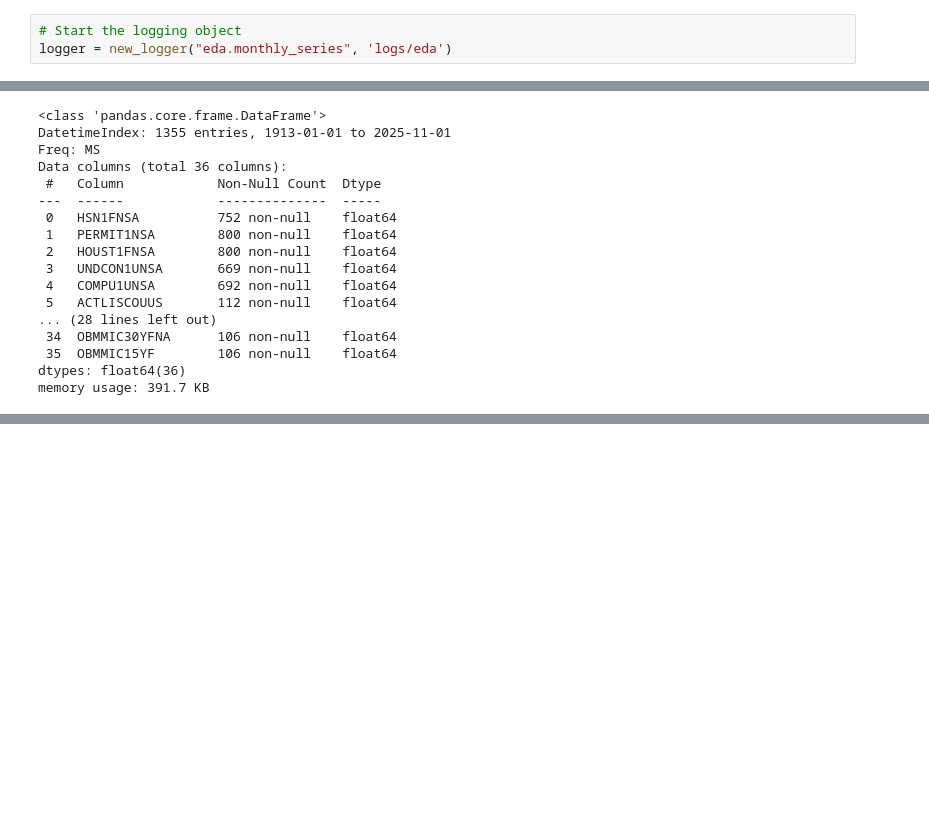
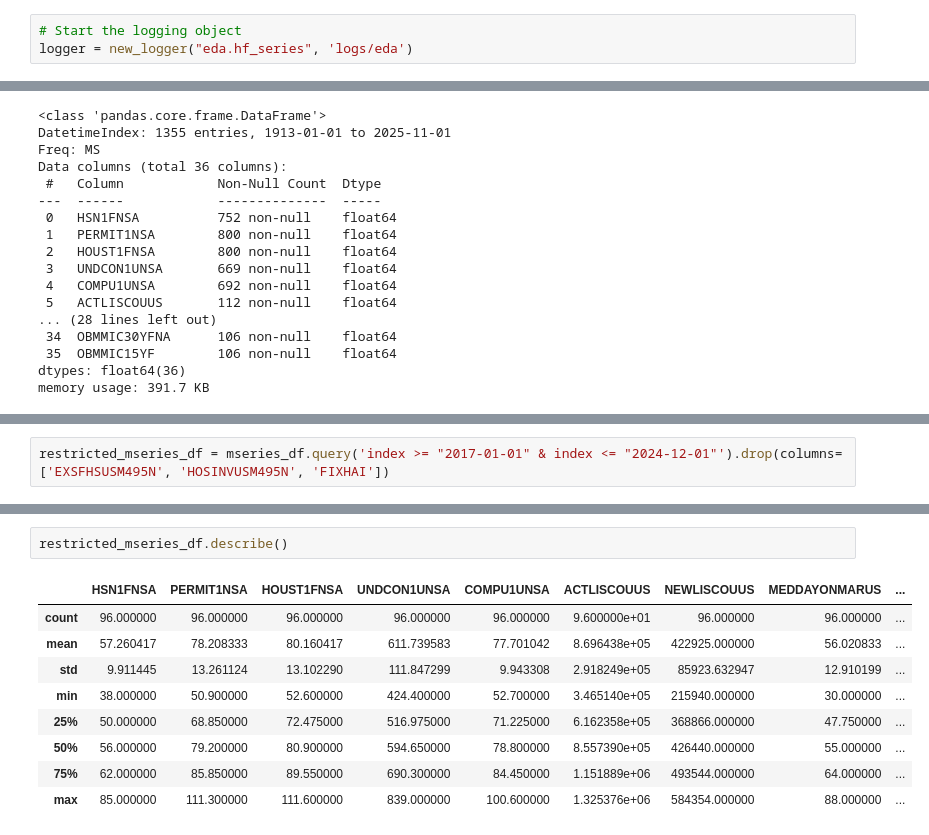
Before and after one commit to de-taylor/WGU-Capstone-BSDA, a Jupyter notebook: eda/monthly_features_eda.ipynb, the cells around one changed output, grey strips where cells are left out. Saved outputs shown, nothing was run; the diff lists cells and outputs as text; blank space fills up the shorter version.

```diff
--- a/eda/monthly_features_eda.ipynb
+++ b/eda/monthly_features_eda.ipynb
@@ -22,7 +21,7 @@ pd.set_option("display.max_columns", None)
 pd.set_option("display.max_rows", None)
 # %%
 # Start the logging object
-logger = new_logger("eda.monthly_series", 'logs/eda')
+logger = new_logger("eda.hf_series", 'logs/eda')
 # %%
 # Storing a JSON configuration file at the root of the project for EDA
 # will use the config.yaml with Hydra during the actual ML pipeline
@@ -317,0 +373,2 @@ mseries_df.tail(24)
+# %%
+restricted_mseries_df = mseries_df.query('index >= "2017-01-01" & index <= "2024-12-01"').drop(columns=['EXSFHSUSM495N', 'HOSINVUSM495N', 'FIXHAI'])
@@ -317,0 +395,12 @@ mseries_df.tail(24)
+# %%
+restricted_mseries_df.describe()
+# %% [output]
+|  | HSN1FNSA | PERMIT1NSA | HOUST1FNSA | UNDCON1UNSA | COMPU1UNSA | ACTLISCOUUS | NEWLISCOUUS | MEDDAYONMARUS | ... |
+| count | 96.000000 | 96.000000 | 96.000000 | 96.000000 | 96.000000 | 9.600000e+01 | 96.000000 | 96.000000 | ... |
+| mean | 57.260417 | 78.208333 | 80.160417 | 611.739583 | 77.701042 | 8.696438e+05 | 422925.000000 | 56.020833 | ... |
+| std | 9.911445 | 13.261124 | 13.102290 | 111.847299 | 9.943308 | 2.918249e+05 | 85923.632947 | 12.910199 | ... |
+| min | 38.000000 | 50.900000 | 52.600000 | 424.400000 | 52.700000 | 3.465140e+05 | 215940.000000 | 30.000000 | ... |
+| 25% | 50.000000 | 68.850000 | 72.475000 | 516.975000 | 71.225000 | 6.162358e+05 | 368866.000000 | 47.750000 | ... |
+| 50% | 56.000000 | 79.200000 | 80.900000 | 594.650000 | 78.800000 | 8.557390e+05 | 426440.000000 | 55.000000 | ... |
+| 75% | 62.000000 | 85.850000 | 89.550000 | 690.300000 | 84.450000 | 1.151889e+06 | 493544.000000 | 64.000000 | ... |
+| max | 85.000000 | 111.300000 | 111.600000 | 839.000000 | 100.600000 | 1.325376e+06 | 584354.000000 | 88.000000 | ... |
```
Also changed, not shown: parts of 9 cells of this notebook, 35 other files.
